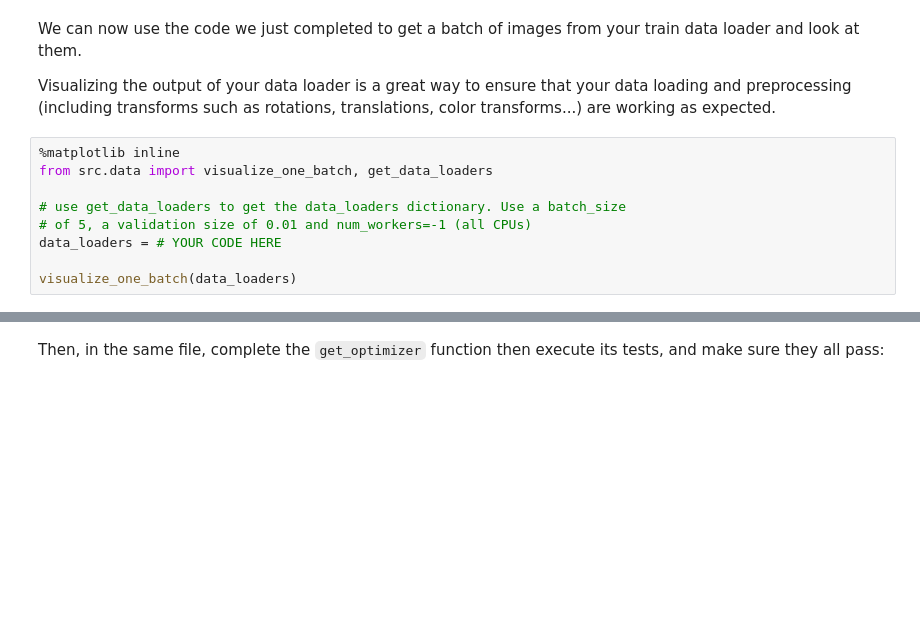
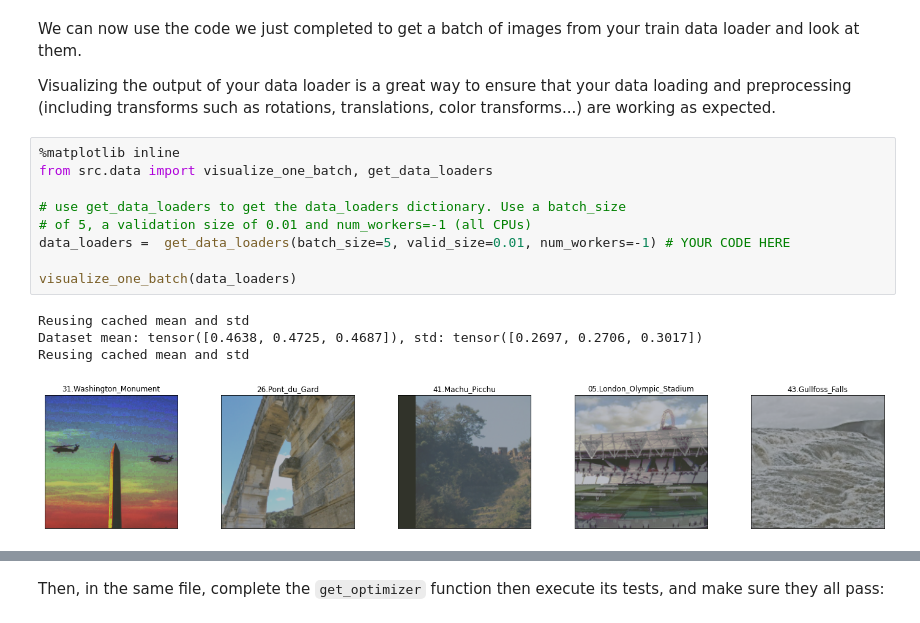
Before and after one commit to mrgiba/udacity-deeplearning, a Jupyter notebook: convolutional-neural-networks/project/cnn_from_scratch.ipynb, the cells around one changed output, grey strips where cells are left out. Cells and saved outputs as stored; diff of their text form; blank space fills up the shorter version.

```diff
--- a/convolutional-neural-networks/project/cnn_from_scratch.ipynb
+++ b/convolutional-neural-networks/project/cnn_from_scratch.ipynb
@@ -125,12 +211,17 @@ Visualizing the output of your data loader is a great way to ensure that your da
 # %%
 %matplotlib inline
 from src.data import visualize_one_batch, get_data_loaders
 
 # use get_data_loaders to get the data_loaders dictionary. Use a batch_size
 # of 5, a validation size of 0.01 and num_workers=-1 (all CPUs)
-data_loaders = # YOUR CODE HERE
+data_loaders =  get_data_loaders(batch_size=5, valid_size=0.01, num_workers=-1) # YOUR CODE HERE
 
 visualize_one_batch(data_loaders)
+# %% [output]
+Reusing cached mean and std
+Dataset mean: tensor([0.4638, 0.4725, 0.4687]), std: tensor([0.2697, 0.2706, 0.3017])
+Reusing cached mean and std
+[figure, added]
 # %% [markdown]
 ---
 ## <img src="static_images/icons/noun-advance-2109145.png" alt=">" style="width:50px"/> Step 2: Define model
```
Also changed, not shown: parts of 19 cells of this notebook, 7 other files.
